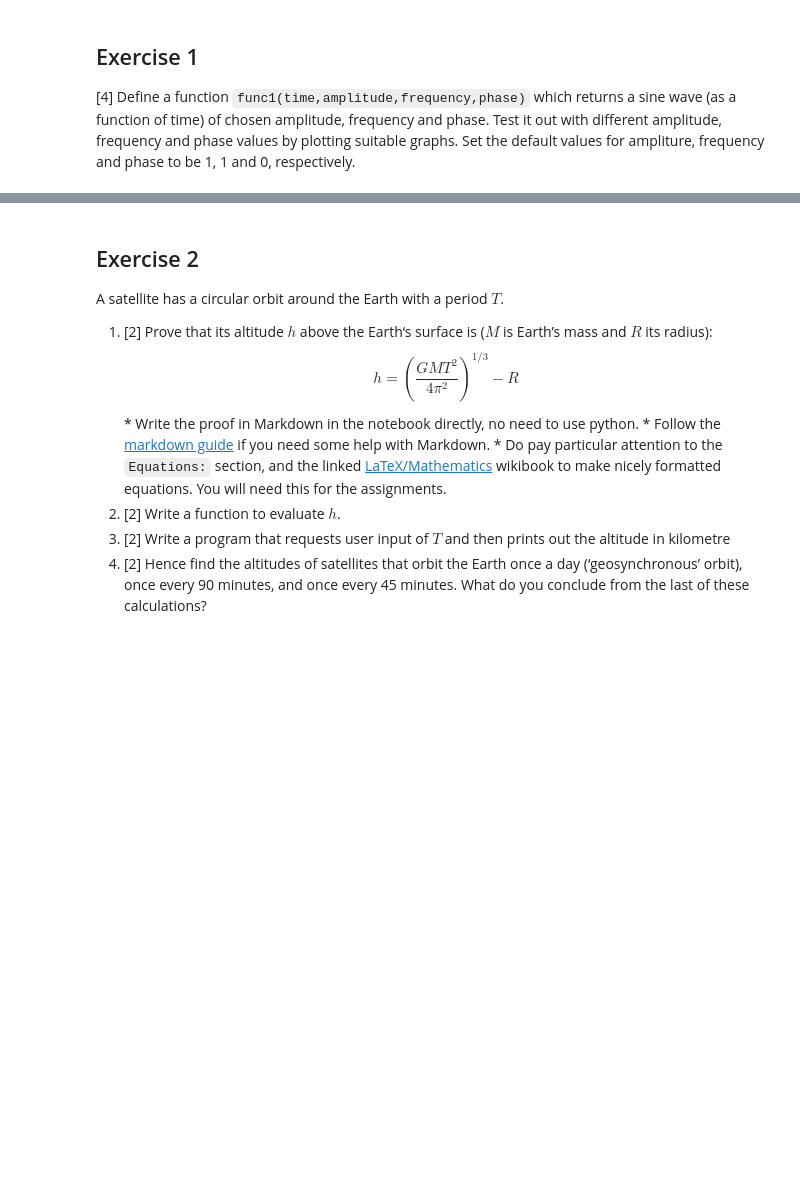
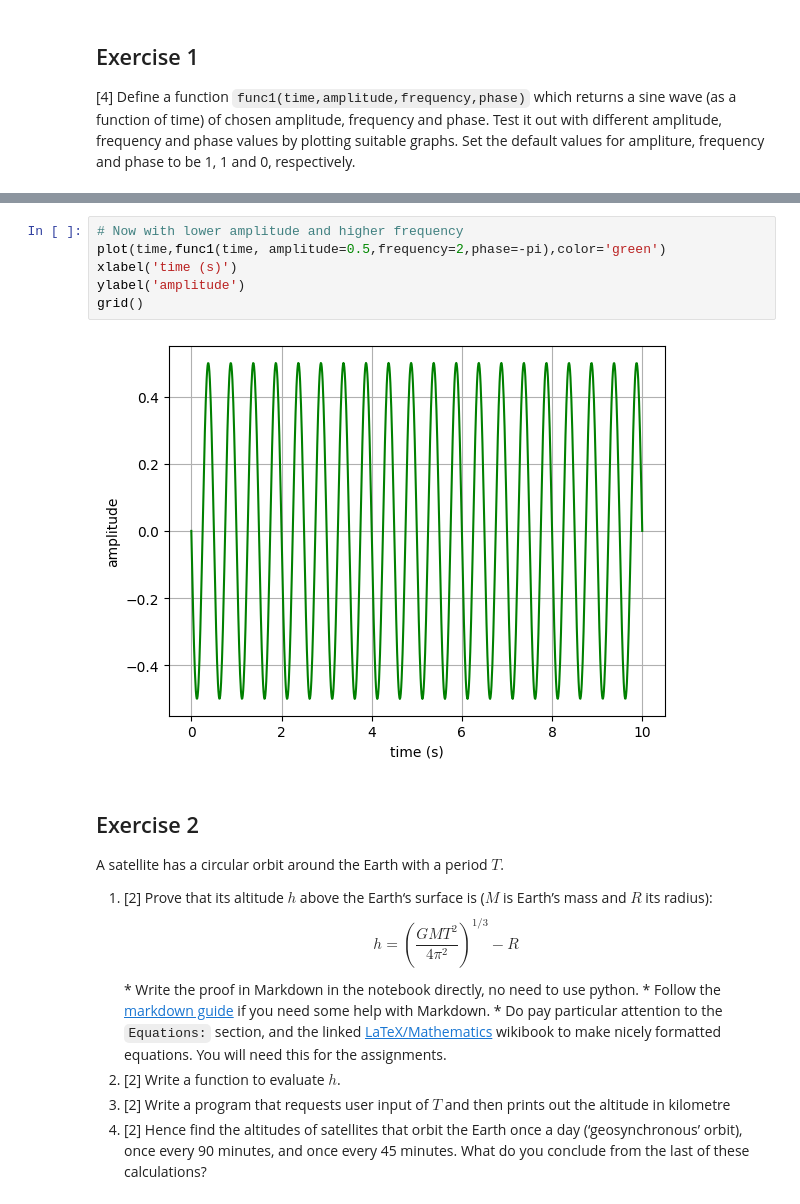
Before and after one commit to PX2145-2025/week-1-b-Morgan-Howard-Reuben, a Jupyter notebook: Functions.ipynb, the cells around one changed output, grey strips where cells are left out. Drawn from its saved outputs; the diff is of its cells as text; blank space fills up the shorter version.

```diff
--- a/Functions.ipynb
+++ b/Functions.ipynb
@@ -314,3 +338,11 @@ grid()
+# %%
+# Now with lower amplitude and higher frequency
+plot(time,func1(time, amplitude=0.5,frequency=2,phase=-pi),color='green')
+xlabel('time (s)')
+ylabel('amplitude')
+grid()
+# %% [output]
+[figure, added]
 # %% [markdown]
 ## Exercise 2
 
```
Also changed, not shown: parts of 2 cells of this notebook.
